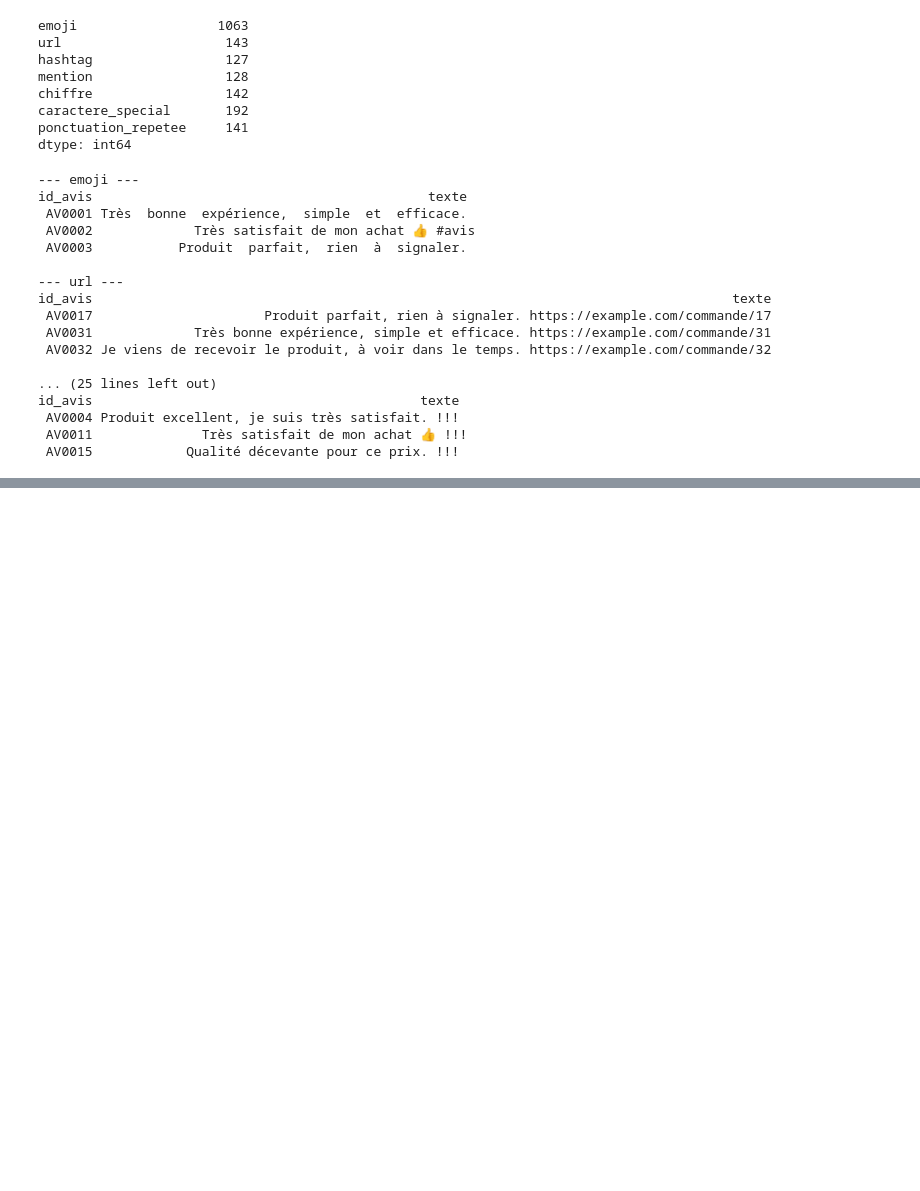
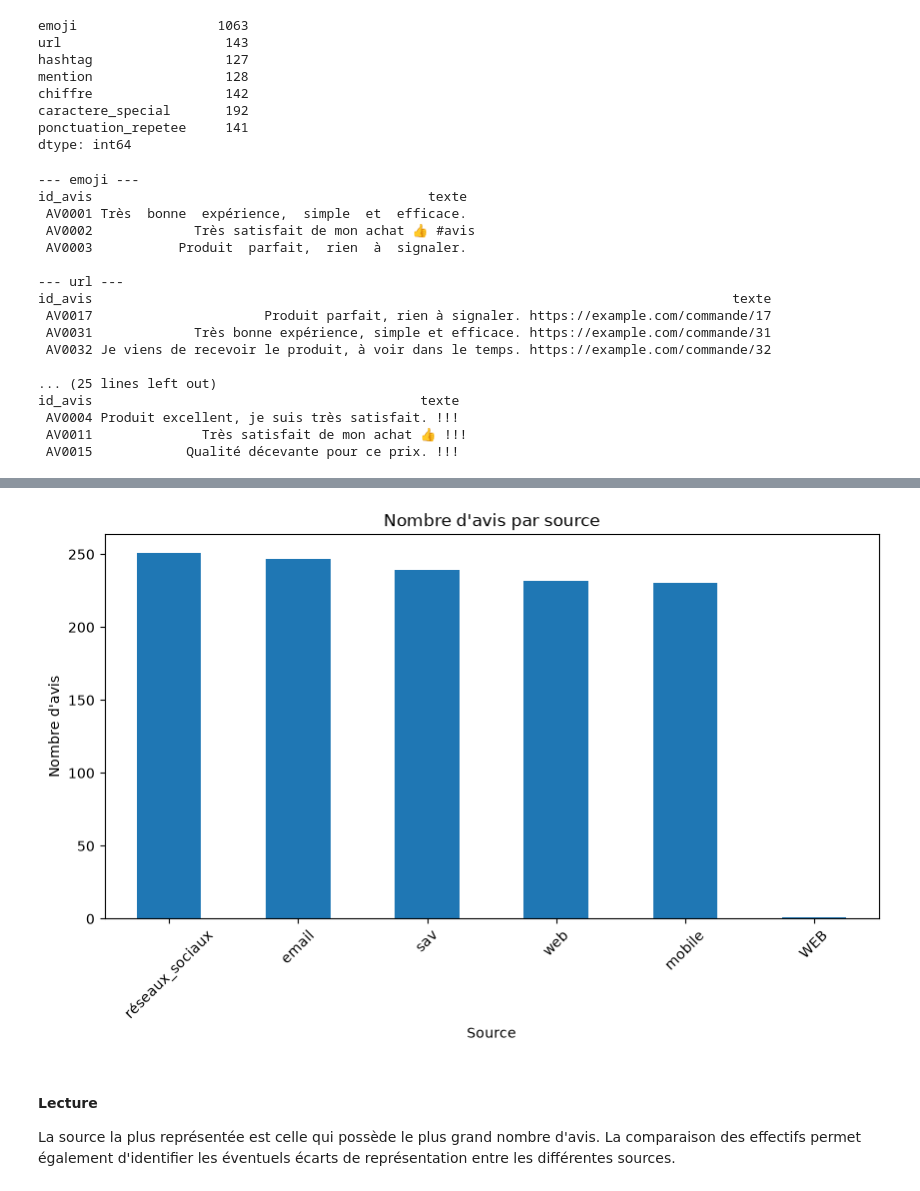
Before and after one commit to sirius-code7/atelier_prepa_donnees_textuelles, a Jupyter notebook: notebooks/atelier_prepa_donnees_textuelles.ipynb, the cells around one changed output, grey strips where cells are left out. Drawn from its saved outputs; the diff is of its cells as text; code cells hidden in the pictures; blank space fills up the shorter version.

Commit message:
visualiser les avis par source [1.15]

```diff
--- a/notebooks/atelier_prepa_donnees_textuelles.ipynb
+++ b/notebooks/atelier_prepa_donnees_textuelles.ipynb
@@ -426,0 +431,4 @@ id_avis                                          texte
+# %%
+avis_par_source = df["source"].value_counts()
+
+avis_par_source
@@ -426,0 +444,16 @@ id_avis                                          texte
+# %%
+plt.figure(figsize=(10, 5))
+
+avis_par_source.plot(kind="bar")
+
+plt.title("Nombre d'avis par source")
+plt.xlabel("Source")
+plt.ylabel("Nombre d'avis")
+plt.xticks(rotation=45)
+
+plt.show()
+# %% [output]
+[figure, added]
+# %% [markdown]
+#### Lecture
+La source la plus représentée est celle qui possède le plus grand nombre d'avis. La comparaison des effectifs permet également d'identifier les éventuels écarts de représentation entre les différentes sources.
```
Also changed, not shown: parts of 2 cells of this notebook.
